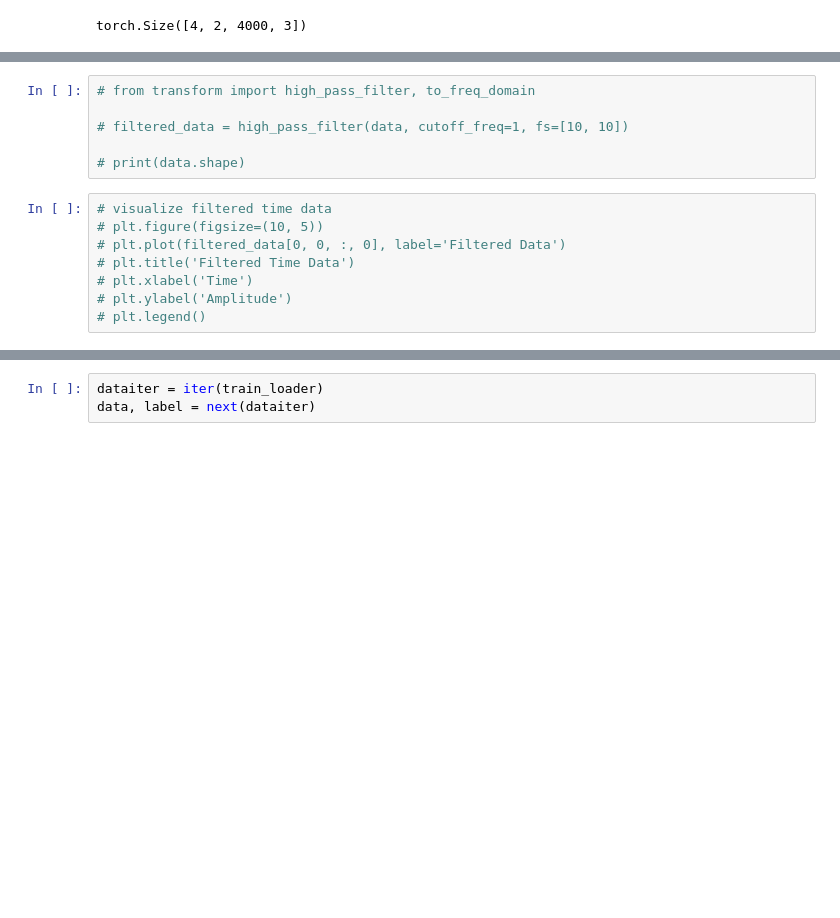
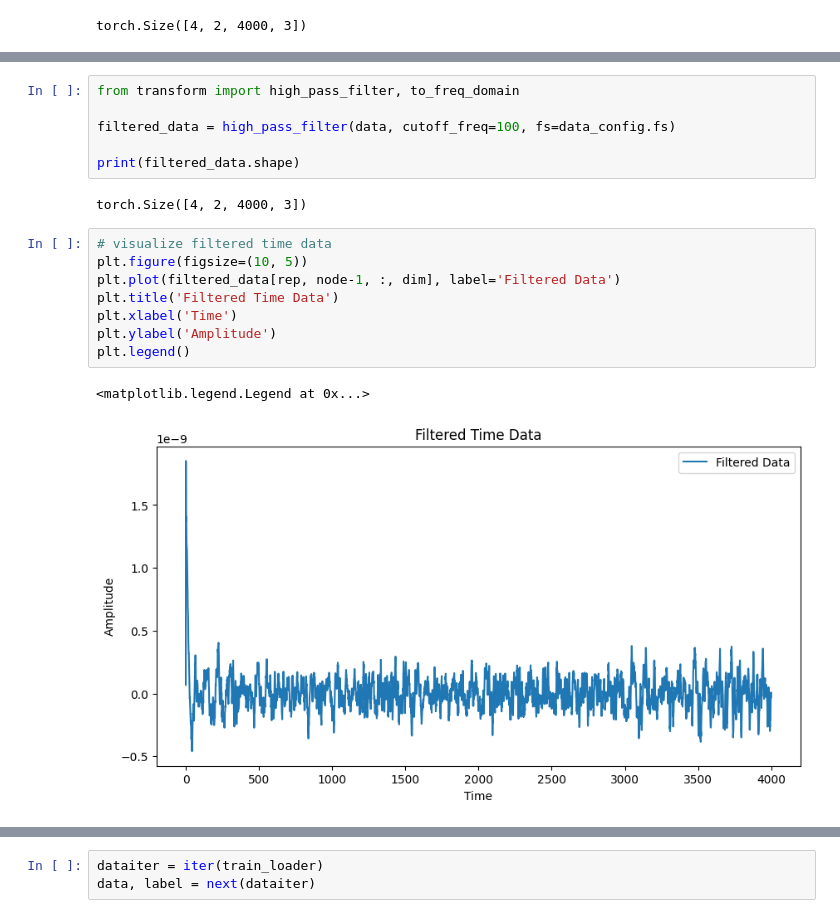
Before and after one commit to aryansavant31/thesis_auto_health_monitoring, a Jupyter notebook: data/trial.ipynb, the cells around one changed output, grey strips where cells are left out. Saved outputs shown, nothing was run; the diff lists cells and outputs as text; blank space fills up the shorter version.

```diff
--- a/data/trial.ipynb
+++ b/data/trial.ipynb
@@ -61,18 +74,23 @@ plt.legend()
 <matplotlib.legend.Legend at 0x...>
 [figure]
 # %%
-# from transform import high_pass_filter, to_freq_domain
+from transform import high_pass_filter, to_freq_domain
 
-# filtered_data = high_pass_filter(data, cutoff_freq=1, fs=[10, 10])
+filtered_data = high_pass_filter(data, cutoff_freq=100, fs=data_config.fs)
 
-# print(data.shape)
+print(filtered_data.shape)
+# %% [output]
+torch.Size([4, 2, 4000, 3])
 # %%
 # visualize filtered time data
-# plt.figure(figsize=(10, 5))
-# plt.plot(filtered_data[0, 0, :, 0], label='Filtered Data')
-# plt.title('Filtered Time Data')
-# plt.xlabel('Time')
-# plt.ylabel('Amplitude')
-# plt.legend()
+plt.figure(figsize=(10, 5))
+plt.plot(filtered_data[rep, node-1, :, dim], label='Filtered Data')
+plt.title('Filtered Time Data')
+plt.xlabel('Time')
+plt.ylabel('Amplitude')
+plt.legend()
+# %% [output]
+<matplotlib.legend.Legend at 0x...>
+[figure, added]
 # %%
 from transform import to_freq_domain
```
Also changed, not shown: parts of 6 cells of this notebook, 5 other files.
